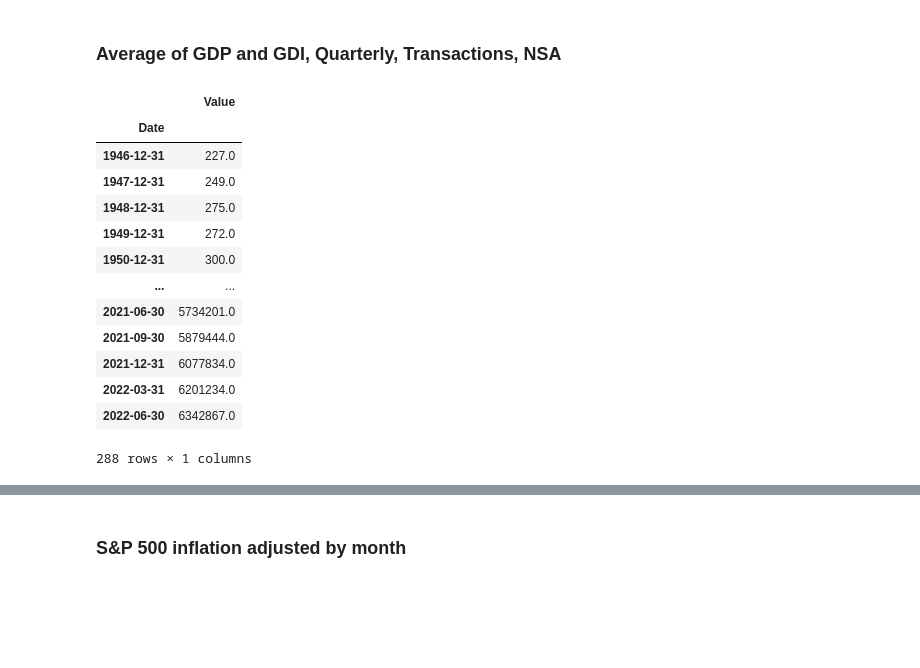
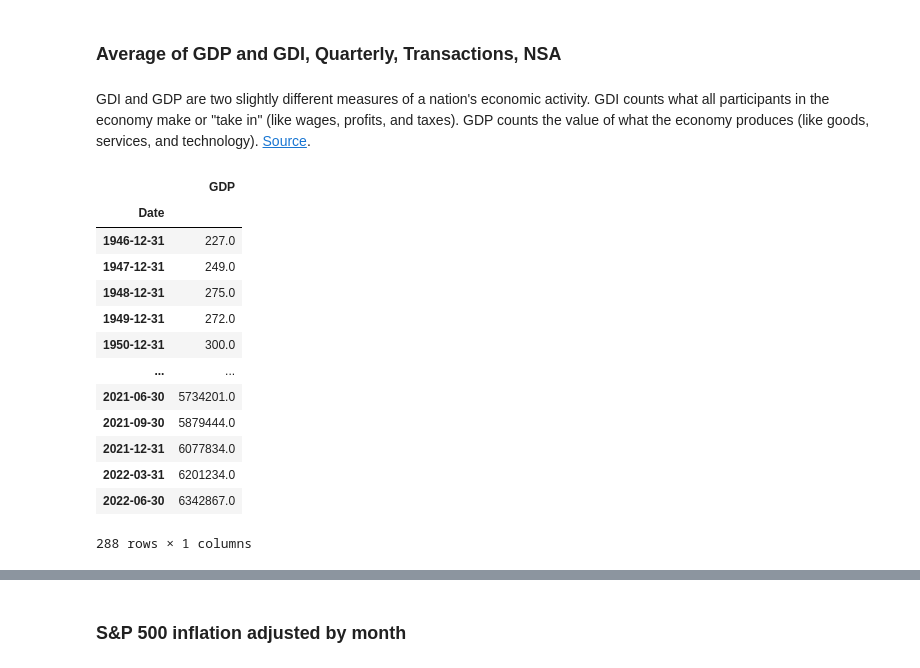
Before and after one commit to RaphHer/Project_Final_Ironhack, a Jupyter notebook: 3.NEW_using_Quandl_to_get_data.ipynb, the cells around one changed output, grey strips where cells are left out. Cells and saved outputs as stored; diff of their text form; code cells hidden in the pictures; blank space fills up the shorter version.

```diff
--- a/3.NEW_using_Quandl_to_get_data.ipynb
+++ b/3.NEW_using_Quandl_to_get_data.ipynb
@@ -47,12 +75,15 @@ df_m2_us
 # %% [markdown]
 ### Average of GDP and GDI, Quarterly, Transactions, NSA
+# %% [markdown]
+GDI and GDP are two slightly different measures of a nation's economic activity. GDI counts what all participants in the economy make or "take in" (like wages, profits, and taxes). GDP counts the value of what the economy produces (like goods, services, and technology). [Source](https://www.investopedia.com/terms/g/gdi.asp#:~:text=GDI%20and%20GDP%20are%20two,%2C%20services%2C%20and%20technology).
 # %%
 # https://data.nasdaq.com/data/FED/FU086902203_Q-average-of-gdp-and-gdi-quarterly-transactions-nsa
 
 df_gdp_us = quandl.get('FED/FU086902203_Q')
+df_gdp_us.rename(columns={'Value': 'GDP'}, inplace=True, errors='raise')
 df_gdp_us
 # %% [output]
-|  | Value |
+|  | GDP |
 | Date |  |
 | 1946-12-31 | 227.0 |
 | 1947-12-31 | 249.0 |
```
Also changed, not shown: parts of 35 cells of this notebook, 4 other files.
